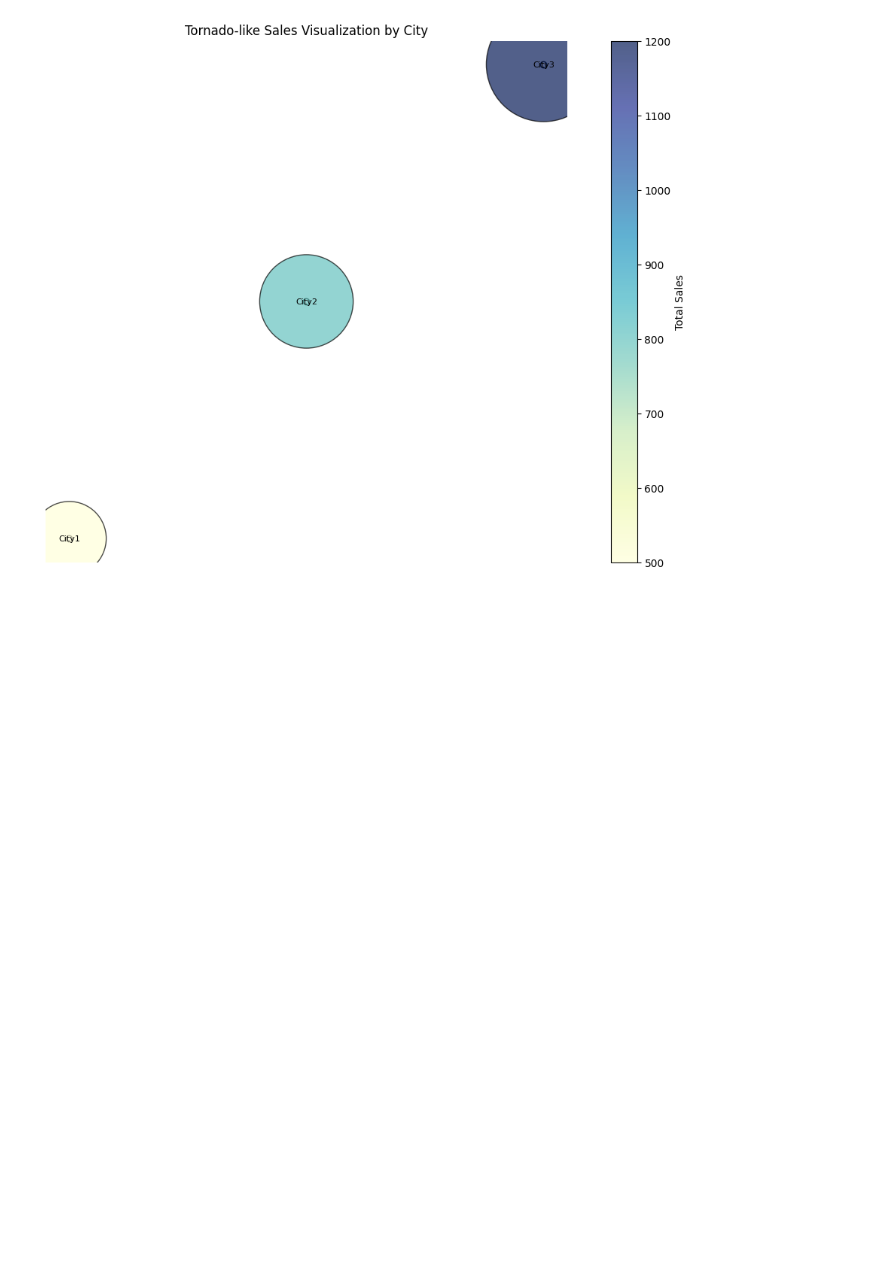
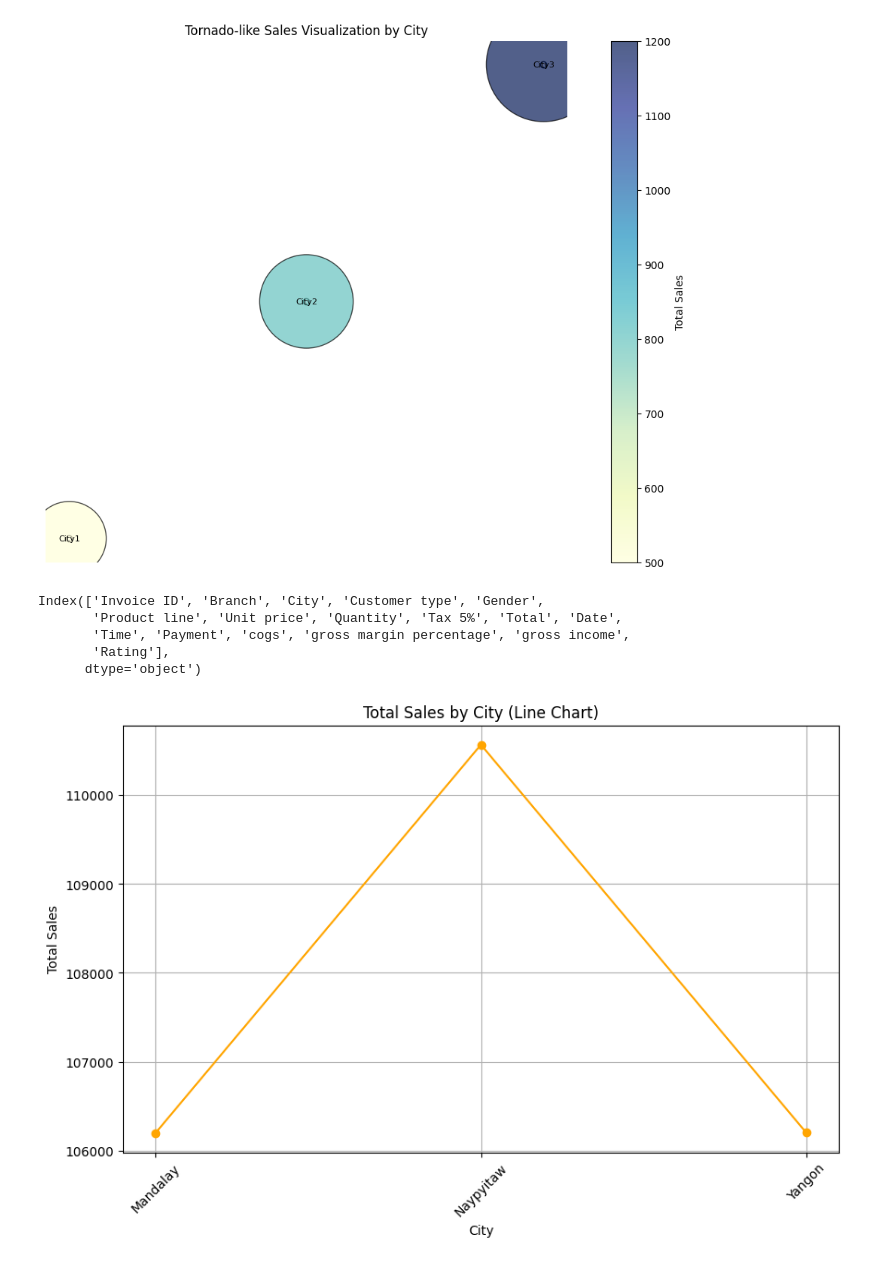
Before and after one commit to saimsheikh/Automated_EDA, a Jupyter notebook: main.ipynb, the cells around one changed output. Saved outputs shown, nothing was run; the diff lists cells and outputs as text; code cells hidden in the pictures; blank space fills up the shorter version.

Commit message:
some more visualization

```diff
--- a/main.ipynb
+++ b/main.ipynb
@@ -283,0 +286,23 @@ plt.show()
+# %%
+df.columns
+# %% [output]
+Index(['Invoice ID', 'Branch', 'City', 'Customer type', 'Gender',
+       'Product line', 'Unit price', 'Quantity', 'Tax 5%', 'Total', 'Date',
+       'Time', 'Payment', 'cogs', 'gross margin percentage', 'gross income',
+       'Rating'],
+      dtype='object')
+# %%
+# Group the data by 'City' and calculate the sum of 'Total' for each city
+city_sales = df.groupby('City')['Total'].sum().reset_index()
+
+# Plotting the line chart
+plt.figure(figsize=(10, 6))
+plt.plot(city_sales['City'], city_sales['Total'], marker='o', color='orange', linestyle='-')
+plt.xlabel('City')
+plt.ylabel('Total Sales')
+plt.title('Total Sales by City (Line Chart)')
+plt.xticks(rotation=45)
+plt.grid(True)
+plt.show()
+# %% [output]
+[figure, added]
```
Also changed, not shown: parts of 4 cells of this notebook, 1 other file.
